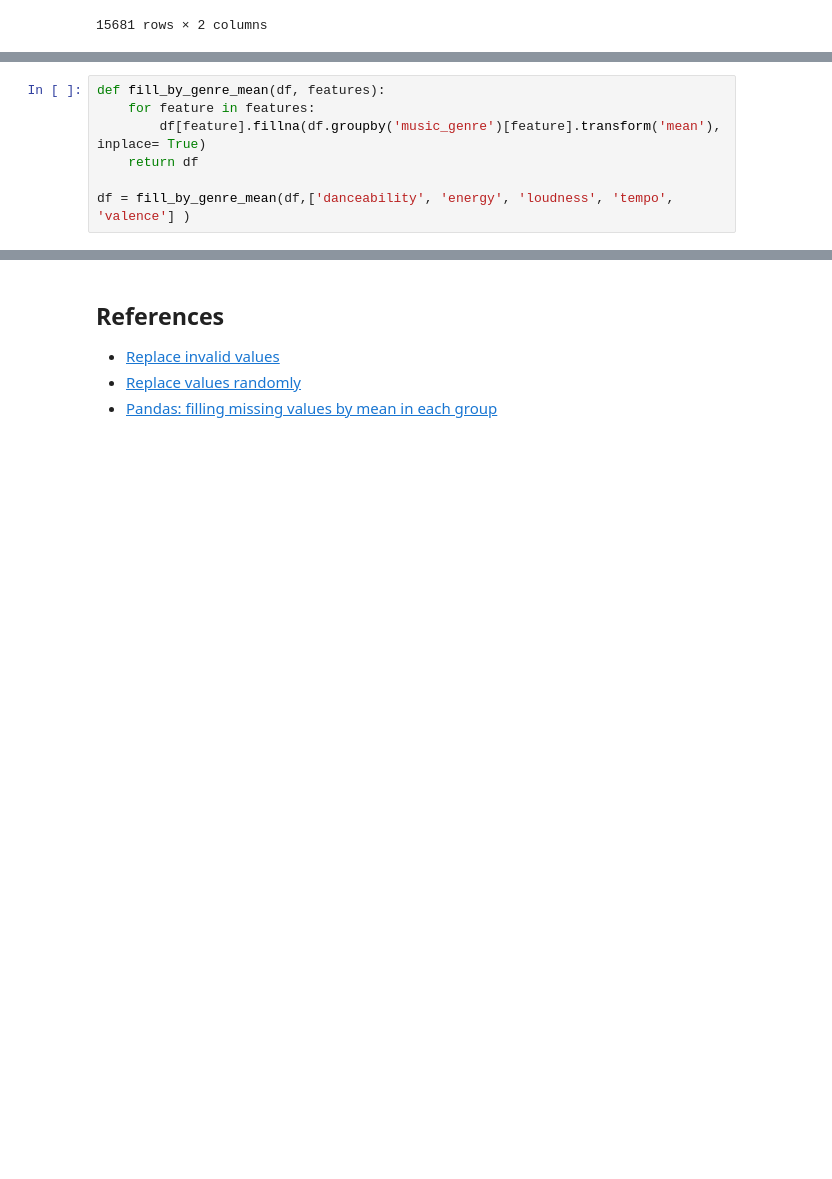
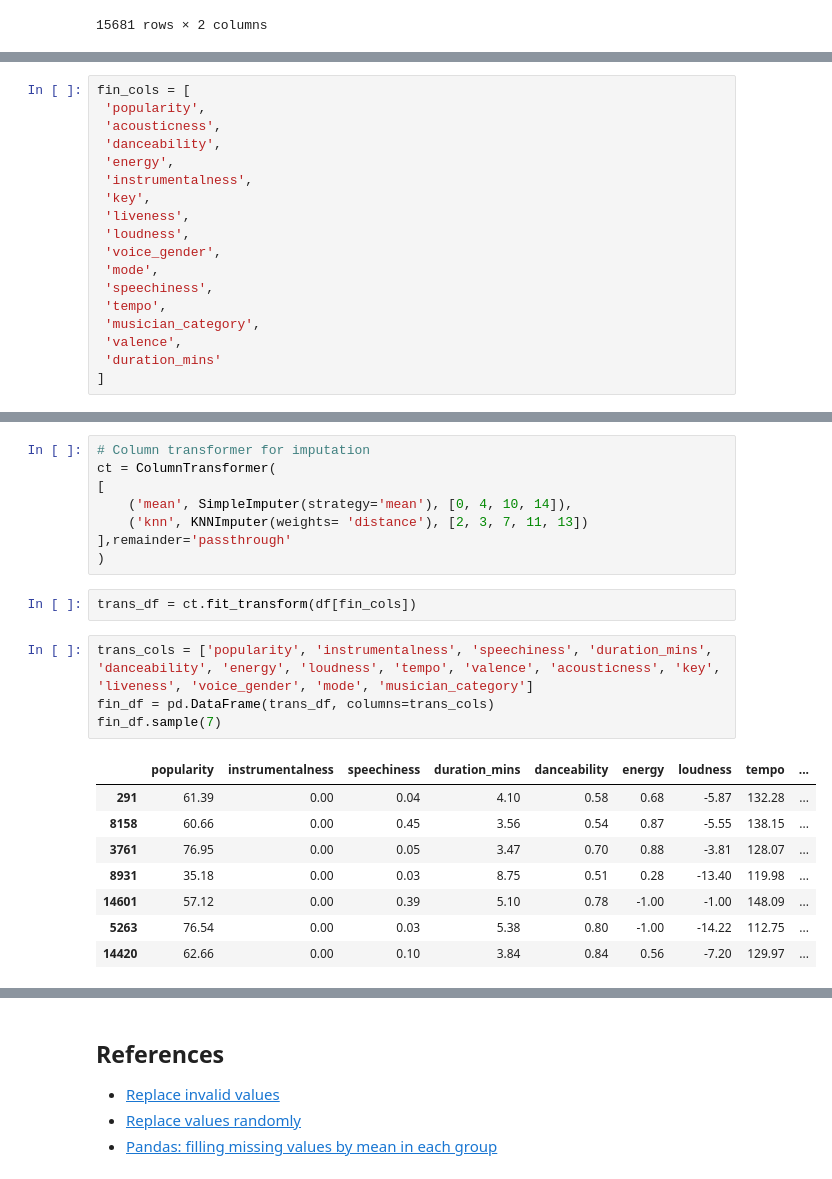
Before and after one commit to ada-nai/moosic-genre-pred, a Jupyter notebook: moosic.ipynb, the cells around one changed output, grey strips where cells are left out. Saved outputs shown, nothing was run; the diff lists cells and outputs as text; blank space fills up the shorter version.

```diff
--- a/moosic.ipynb
+++ b/moosic.ipynb
@@ -290,7 +241,0 @@ df['musician_category'].fillna(random.choice(['Band', 'Duet', 'Solo']), inplace=
-# %%
-def fill_by_genre_mean(df, features):
-    for feature in features:
-        df[feature].fillna(df.groupby('music_genre')[feature].transform('mean'), inplace= True)
-    return df
-
-df = fill_by_genre_mean(df,['danceability', 'energy', 'loudness', 'tempo', 'valence'] )
@@ -302,0 +263,18 @@ Series([], dtype: float64)
+# %%
+fin_cols = [
+ 'popularity',
+ 'acousticness',
+ 'danceability',
+ 'energy',
+ 'instrumentalness',
+ 'key',
+ 'liveness',
+ 'loudness',
+ 'voice_gender',
+ 'mode',
+ 'speechiness',
+ 'tempo',
+ 'musician_category',
+ 'valence',
+ 'duration_mins'
+]
@@ -302,0 +299,23 @@ Series([], dtype: float64)
+# %%
+# Column transformer for imputation
+ct = ColumnTransformer(
+[
+    ('mean', SimpleImputer(strategy='mean'), [0, 4, 10, 14]),
+    ('knn', KNNImputer(weights= 'distance'), [2, 3, 7, 11, 13])
+],remainder='passthrough'
+)
+# %%
+trans_df = ct.fit_transform(df[fin_cols])
+# %%
+trans_cols = ['popularity', 'instrumentalness', 'speechiness', 'duration_mins', 'danceability', 'energy', 'loudness', 'tempo', 'valence', 'acousticness', 'key', 'liveness', 'voice_gender', 'mode', 'musician_category']
+fin_df = pd.DataFrame(trans_df, columns=trans_cols)
+fin_df.sample(7)
+# %% [output]
+|  | popularity | instrumentalness | speechiness | duration_mins | danceability | energy | loudness | tempo | ... |
+| 291 | 61.39 | 0.00 | 0.04 | 4.10 | 0.58 | 0.68 | -5.87 | 132.28 | ... |
+| 8158 | 60.66 | 0.00 | 0.45 | 3.56 | 0.54 | 0.87 | -5.55 | 138.15 | ... |
+| 3761 | 76.95 | 0.00 | 0.05 | 3.47 | 0.70 | 0.88 | -3.81 | 128.07 | ... |
+| 8931 | 35.18 | 0.00 | 0.03 | 8.75 | 0.51 | 0.28 | -13.40 | 119.98 | ... |
+| 14601 | 57.12 | 0.00 | 0.39 | 5.10 | 0.78 | -1.00 | -1.00 | 148.09 | ... |
+| 5263 | 76.54 | 0.00 | 0.03 | 5.38 | 0.80 | -1.00 | -14.22 | 112.75 | ... |
+| 14420 | 62.66 | 0.00 | 0.10 | 3.84 | 0.84 | 0.56 | -7.20 | 129.97 | ... |
```
Also changed, not shown: parts of 47 cells of this notebook.
